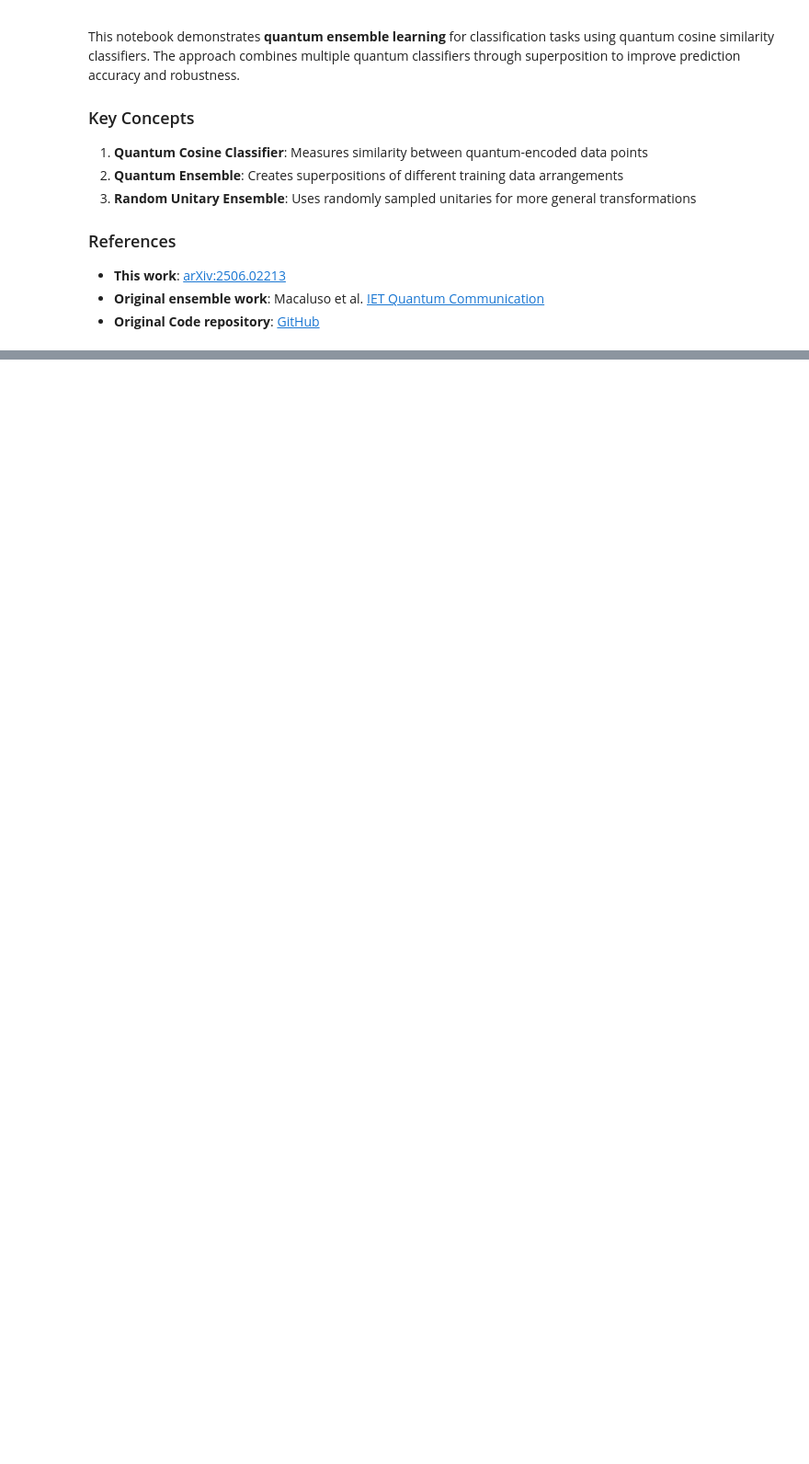
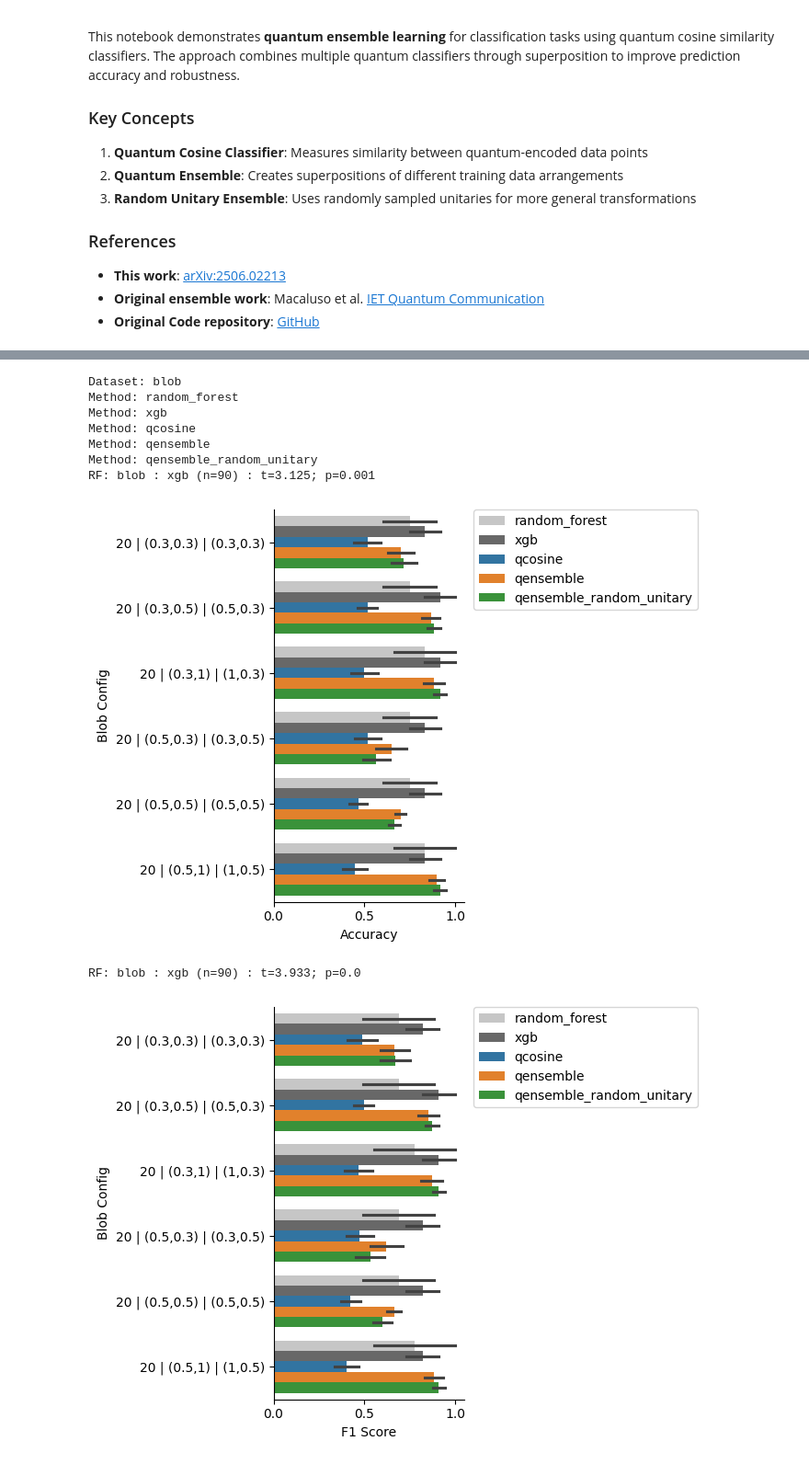
Before and after one commit to blankenberg/QBioCode, a Jupyter notebook: tutorial/QEnsemble/QEnsemble_example_blobs.ipynb, the cells around one changed output, grey strips where cells are left out. Shown at 92% size. Drawn from its saved outputs; the diff is of its cells as text; code cells hidden in the pictures; blank space fills up the shorter version.

Commit message:
clean up ensemble code

```diff
--- a/tutorial/QEnsemble/QEnsemble_example_blobs.ipynb
+++ b/tutorial/QEnsemble/QEnsemble_example_blobs.ipynb
@@ -248,0 +68,3 @@ if (rerun) or (dataset_name not in predictions.keys()) or (method not in predict
+# %%
+TEST_SIZE = 0.2
+N_SPLITS = 5
@@ -248,0 +231,17 @@ if (rerun) or (dataset_name not in predictions.keys()) or (method not in predict
+# %%
+method = 'qensemble'
+rerun = False
+ds = [1, 2]
+n_trains = [2, 4]
+n_swaps = [1, 2]
+n_features = [2]
+pca_embed = False
+umap_embed = False
+device = 'CPU'
+
+if (rerun) or (dataset_name not in predictions.keys()) or (method not in predictions[dataset_name].keys()):
+    predictions = run_quantum_ensemble(
+        predictions, dataset, method, dataset_name, seed, TEST_SIZE, FILE_PREDICTIONS,
+        ds, n_swaps, n_features, n_trains, n_shots,
+        pca_embed=pca_embed, umap_embed=umap_embed, device=device
+    )
@@ -248,0 +282,18 @@ if (rerun) or (dataset_name not in predictions.keys()) or (method not in predict
+# %%
+method = 'qensemble_random_unitary'
+rerun = False
+ds = [1]
+n_trains = [2]
+n_swaps = [1]
+n_features = [2]
+pca_embed = False
+umap_embed = False
+device = 'CPU'
+
+if (rerun) or (dataset_name not in predictions.keys()) or (method not in predictions[dataset_name].keys()):
+    predictions = run_quantum_ensemble(
+        predictions, dataset, method, dataset_name, seed, TEST_SIZE, FILE_PREDICTIONS,
+        ds, n_swaps, n_features, n_trains, n_shots,
+        pca_embed=pca_embed, umap_embed=umap_embed, device=device,
+        random_unitary=True
+    )
@@ -248,0 +322,14 @@ if (rerun) or (dataset_name not in predictions.keys()) or (method not in predict
+# %%
+# Post-process results
+total_results_full, sig_bestmethods_df = post_process_results(predictions, DIR_OUTPUT, datasets=['blob'])
+# %% [output]
+Dataset: blob
+Method: random_forest
+Method: xgb
+Method: qcosine
+Method: qensemble
+Method: qensemble_random_unitary
+RF: blob : xgb (n=90) : t=3.125; p=0.001
+[figure, added]
+RF: blob : xgb (n=90) : t=3.933; p=0.0
+[figure, added]
```
Also changed, not shown: parts of 41 cells of this notebook, 4 other files.
